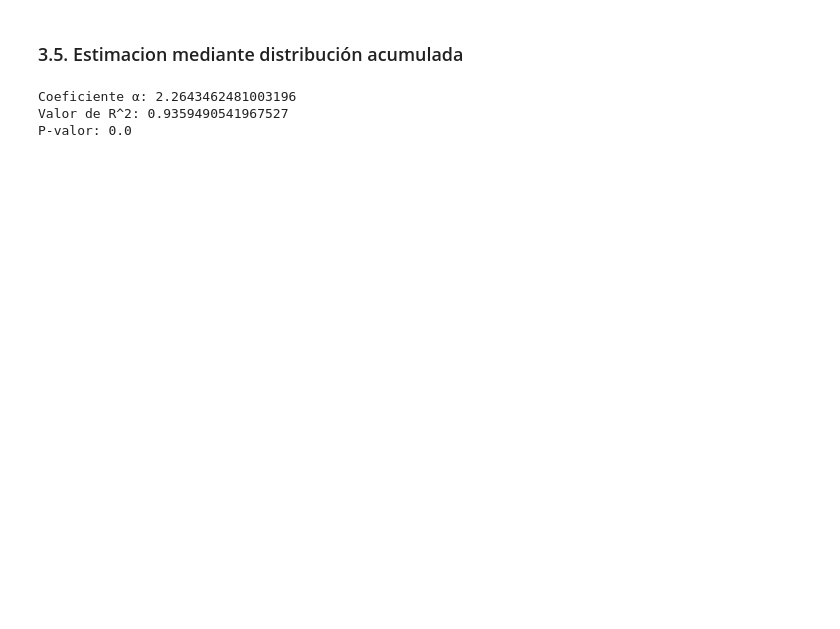
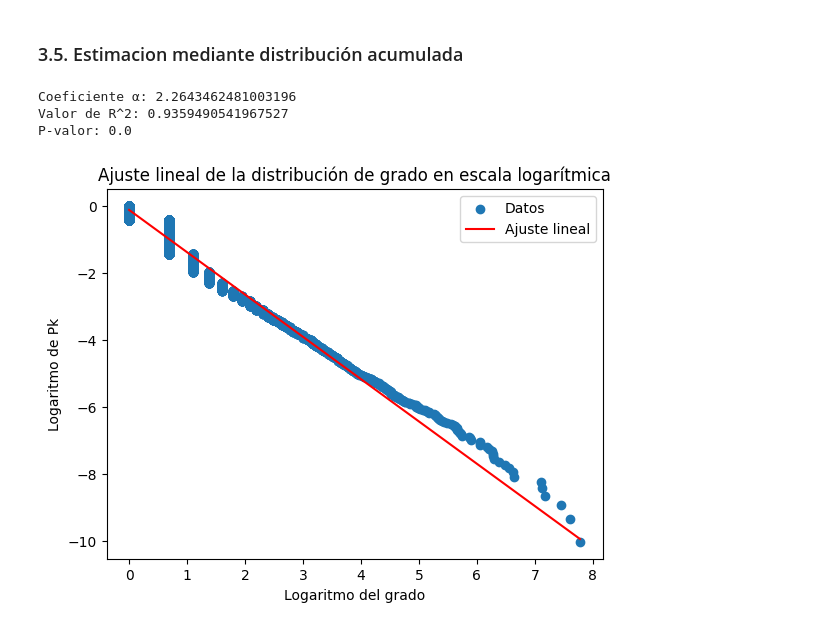
Before and after one commit to CristianFernandezM/NuevasTecnologias, a Jupyter notebook: Practica7.ipynb, the cells around one changed output. Saved outputs shown, nothing was run; the diff lists cells and outputs as text; code cells hidden in the pictures; blank space fills up the shorter version.

```diff
--- a/Practica7.ipynb
+++ b/Practica7.ipynb
@@ -228,28 +248,48 @@ P-valor: 3.386311026412158e-10
 # %%
 # Obtenemos los grados de todos los nodos en la red
 grados = [grado for nodo, grado in G.degree()]
 
 # Ordenamos los grados de forma decreciente
 grados.sort(reverse=True)
 
 # Añadimos una columna de ranking del nodo en dicha ordenación
 ranking = np.arange(len(grados)) + 1
 
 # Dividimos cada valor de ranking por el número total de nodos
 Pk = ranking / len(grados)
 
 # Calculamos los logaritmos de los grados y Pk
 log_grados = np.log(grados)
 log_Pk = np.log(Pk)
 
 # Calculamos la regresión lineal
 slope, intercept, r_value, p_value, std_err = scipy.stats.linregress(log_grados, log_Pk)
 
 # Imprimimos los resultados
-print(f"Coeficiente α: {-slope + 1}")
+print(f"Coeficiente α: {-slope +1}")
 print(f"Valor de R^2: {r_value**2}")
 print(f"P-valor: {p_value}")
+
+# Dibujamos los datos
+plt.scatter(log_grados, log_Pk, label='Datos')
+
+# Dibujamos la línea de regresión
+x = np.linspace(min(log_grados), max(log_grados), 100)
+y = slope * x + intercept
+plt.plot(x, y, color='red', label='Ajuste lineal')
+
+# Etiquetas y título
+plt.xlabel('Logaritmo del grado')
+plt.ylabel('Logaritmo de Pk')
+plt.title('Ajuste lineal de la distribución de grado en escala logarítmica')
+
+# Leyenda
+plt.legend()
+
+# Se muestra el gráfico
+plt.show()
 # %% [output]
 Coeficiente α: 2.2643462481003196
 Valor de R^2: 0.9359490541967527
 P-valor: 0.0
+[figure, added]
```
Also changed, not shown: parts of 4 cells of this notebook.
